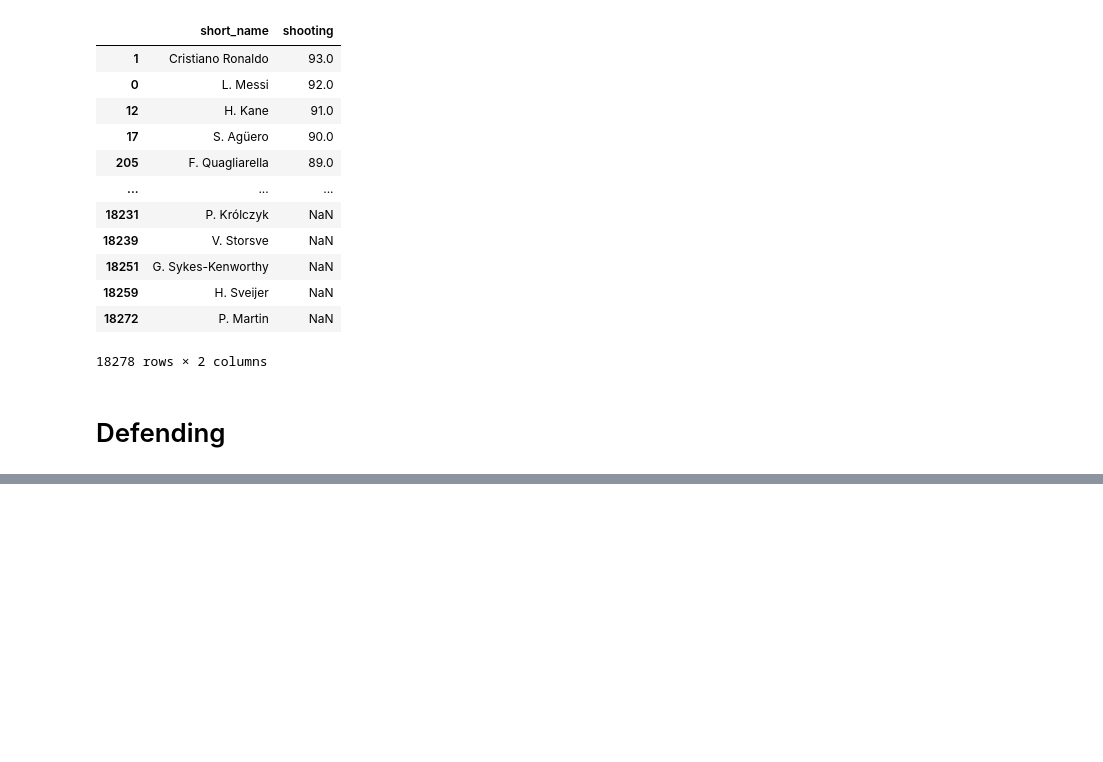
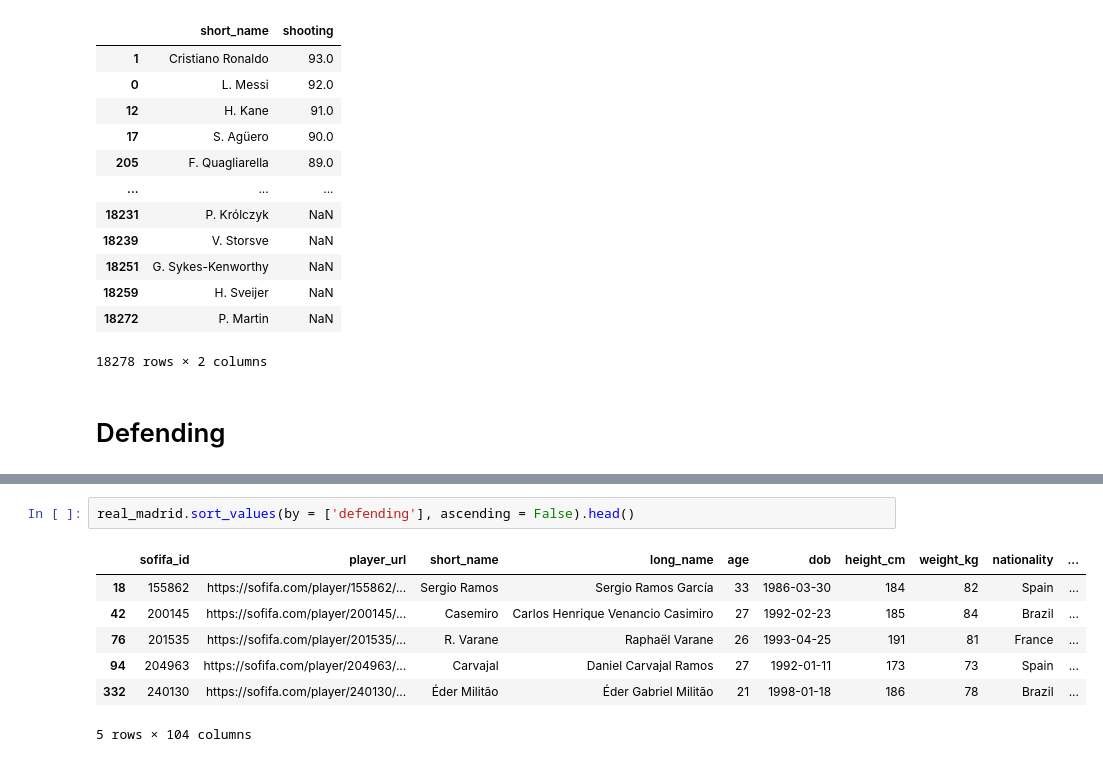
Before and after one commit to imamahasane/Data_Analysis_Practices, a Jupyter notebook: FIFA_Data_Analysis/FIFA_Data.ipynb, the cells around one changed output, grey strips where cells are left out. Cells and saved outputs as stored; diff of their text form; blank space fills up the shorter version.

```diff
--- a/FIFA_Data_Analysis/FIFA_Data.ipynb
+++ b/FIFA_Data_Analysis/FIFA_Data.ipynb
@@ -378,0 +431,10 @@ player_shooting.sort_values(by = ['shooting'], ascending = False)
+# %%
+real_madrid.sort_values(by = ['defending'], ascending = False).head()
+# %% [output]
+|  | sofifa_id | player_url | short_name | long_name | age | dob | height_cm | weight_kg | nationality | ... |
+| 18 | 155862 | https://sofifa.com/player/155862/... | Sergio Ramos | Sergio Ramos García | 33 | 1986-03-30 | 184 | 82 | Spain | ... |
+| 42 | 200145 | https://sofifa.com/player/200145/... | Casemiro | Carlos Henrique Venancio Casimiro | 27 | 1992-02-23 | 185 | 84 | Brazil | ... |
+| 76 | 201535 | https://sofifa.com/player/201535/... | R. Varane | Raphaël Varane | 26 | 1993-04-25 | 191 | 81 | France | ... |
+| 94 | 204963 | https://sofifa.com/player/204963/... | Carvajal | Daniel Carvajal Ramos | 27 | 1992-01-11 | 173 | 73 | Spain | ... |
+| 332 | 240130 | https://sofifa.com/player/240130/... | Éder Militão | Éder Gabriel Militão | 21 | 1998-01-18 | 186 | 78 | Brazil | ... |
+5 rows × 104 columns
```
Also changed, not shown: parts of 8 cells of this notebook.
